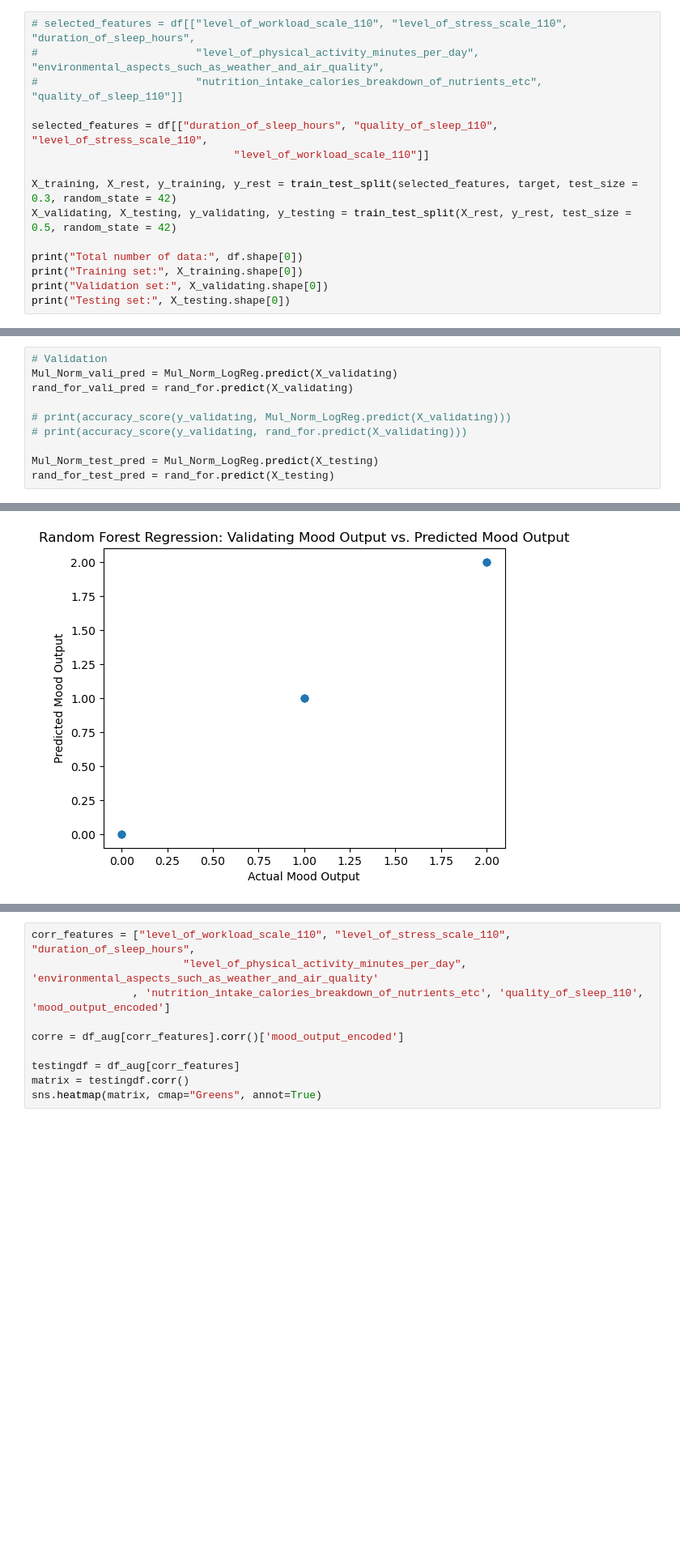
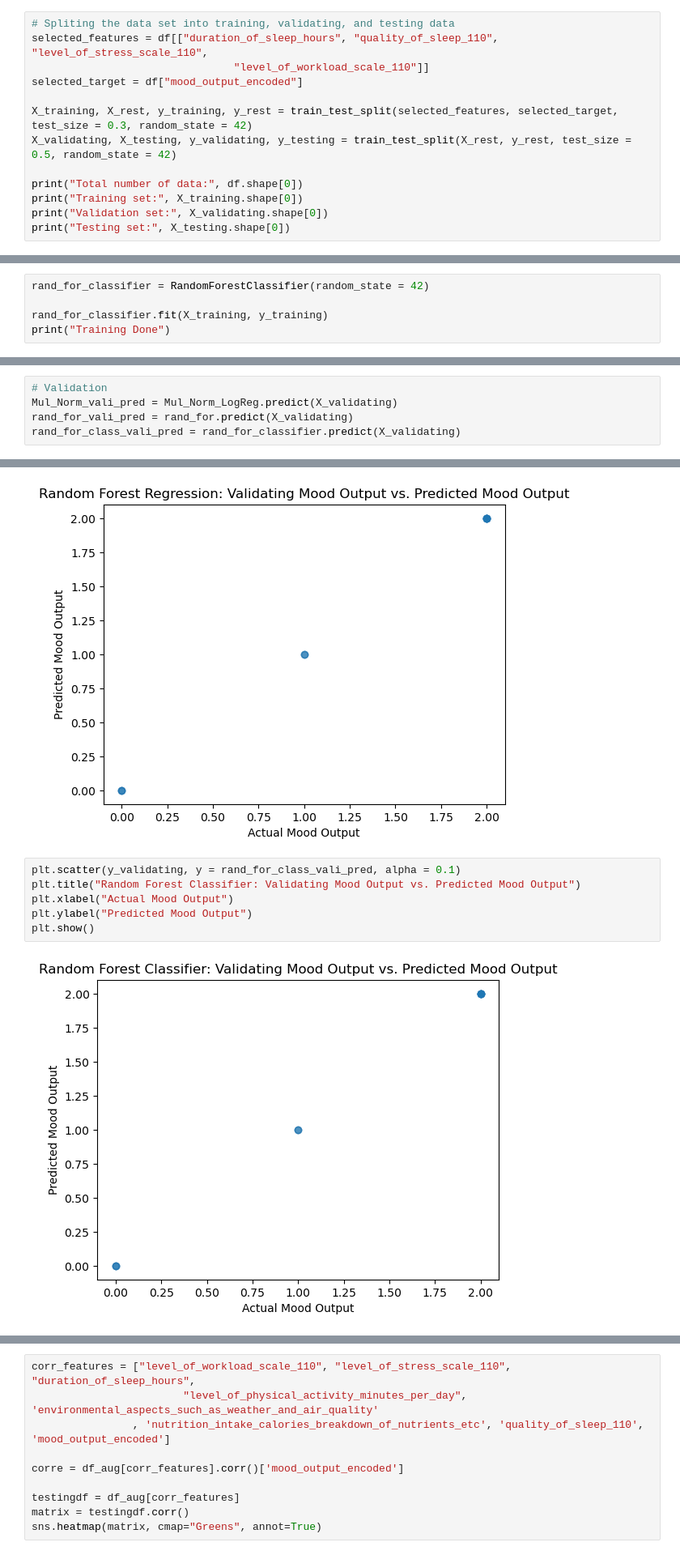
Before and after one commit to Jflores427/synap-well, a Jupyter notebook: synap-well/notebooks/predictive_regressor_training/Regressor_Predictive_Model.ipynb, the cells around one changed output, grey strips where cells are left out. Shown: that part at 81% size. Saved outputs shown, nothing was run; the diff lists cells and outputs as text; blank space fills up the shorter version.

```diff
--- a/synap-well/notebooks/predictive_regressor_training/Regressor_Predictive_Model.ipynb
+++ b/synap-well/notebooks/predictive_regressor_training/Regressor_Predictive_Model.ipynb
@@ -104,12 +96,10 @@ From the correlation matrix, we will be using the ["duration_of_sleep_hours", "l
 # %%
-# selected_features = df[["level_of_workload_scale_110", "level_of_stress_scale_110", "duration_of_sleep_hours",
-#                         "level_of_physical_activity_minutes_per_day", "environmental_aspects_such_as_weather_and_air_quality",
-#                         "nutrition_intake_calories_breakdown_of_nutrients_etc", "quality_of_sleep_110"]]
-
+# Spliting the data set into training, validating, and testing data
 selected_features = df[["duration_of_sleep_hours", "quality_of_sleep_110", "level_of_stress_scale_110",
                                 "level_of_workload_scale_110"]]
+selected_target = df["mood_output_encoded"]
 
-X_training, X_rest, y_training, y_rest = train_test_split(selected_features, target, test_size = 0.3, random_state = 42)
+X_training, X_rest, y_training, y_rest = train_test_split(selected_features, selected_target, test_size = 0.3, random_state = 42)
 X_validating, X_testing, y_validating, y_testing = train_test_split(X_rest, y_rest, test_size = 0.5, random_state = 42)
 
 print("Total number of data:", df.shape[0])
@@ -135,3 +125,8 @@ rand_for.fit(X_training, y_training)
 print("Training Done")
 # %% [output]
 Training Done
+# %%
+rand_for_classifier = RandomForestClassifier(random_state = 42)
+
+rand_for_classifier.fit(X_training, y_training)
+print("Training Done")
@@ -139,12 +138,7 @@ Training Done
 # Validation
 Mul_Norm_vali_pred = Mul_Norm_LogReg.predict(X_validating)
 rand_for_vali_pred = rand_for.predict(X_validating)
-
-# print(accuracy_score(y_validating, Mul_Norm_LogReg.predict(X_validating)))
-# print(accuracy_score(y_validating, rand_for.predict(X_validating)))
-
-Mul_Norm_test_pred = Mul_Norm_LogReg.predict(X_testing)
-rand_for_test_pred = rand_for.predict(X_testing)
+rand_for_class_vali_pred = rand_for_classifier.predict(X_validating)
 # %%
 plt.scatter(y_validating, y = Mul_Norm_vali_pred, alpha = 0.1)
 plt.title("Multinomial Logistic Regression: Validating Mood Output vs. Predicted Mood Output")
@@ -161,3 +155,11 @@ plt.ylabel("Predicted Mood Output")
 plt.show()
 # %% [output]
 [figure]
+# %%
+plt.scatter(y_validating, y = rand_for_class_vali_pred, alpha = 0.1)
+plt.title("Random Forest Classifier: Validating Mood Output vs. Predicted Mood Output")
+plt.xlabel("Actual Mood Output")
+plt.ylabel("Predicted Mood Output")
+plt.show()
+# %% [output]
+[figure, added]
```
Also changed, not shown: parts of 41 cells of this notebook.
